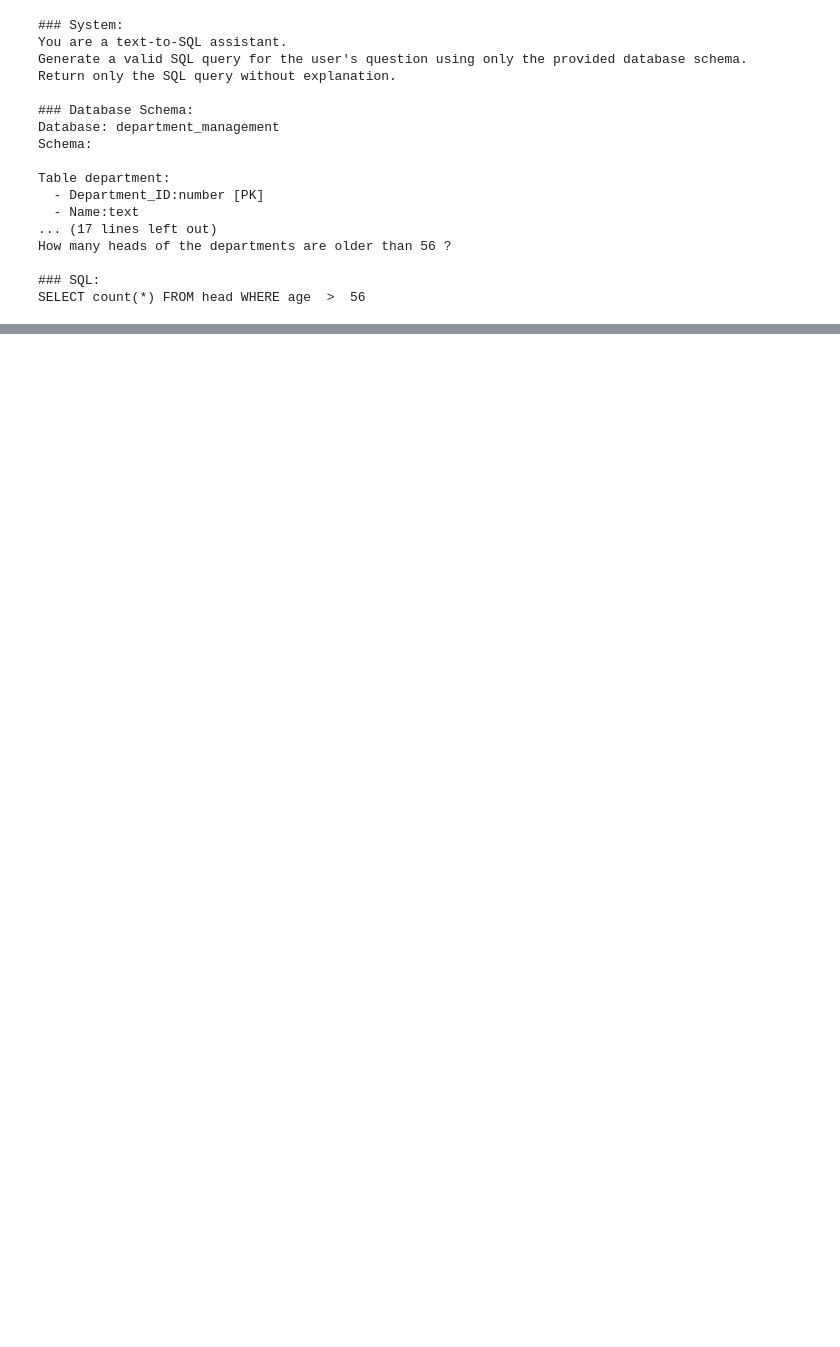
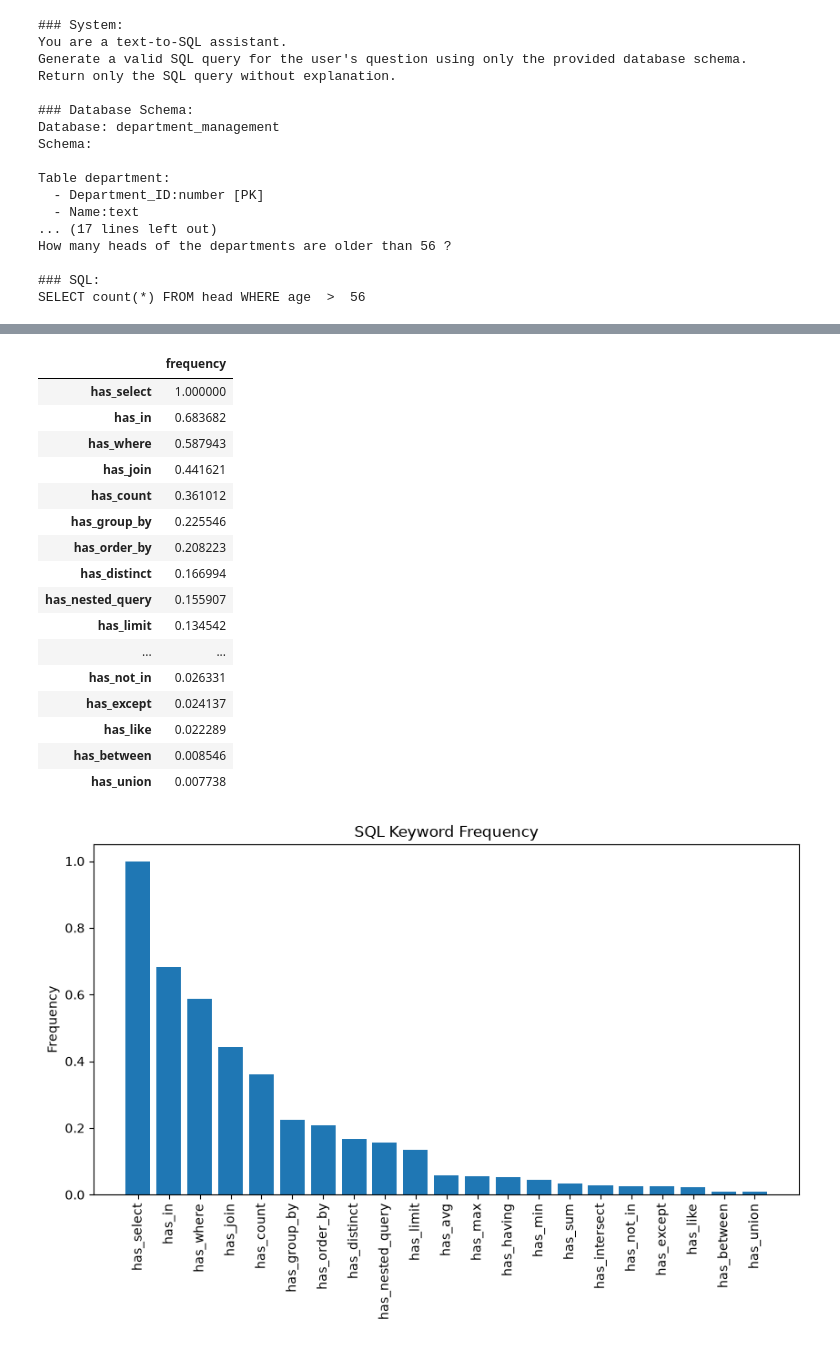
Before and after one commit to shubhangmalviya/qwen-slm-engineering-lab, a Jupyter notebook: text-generation/Text_To_Sql_Data_Prep.ipynb, the cells around one changed output, grey strips where cells are left out. Drawn from its saved outputs; the diff is of its cells as text; code cells hidden in the pictures; blank space fills up the shorter version.

```diff
--- a/text-generation/Text_To_Sql_Data_Prep.ipynb
+++ b/text-generation/Text_To_Sql_Data_Prep.ipynb
@@ -434,0 +647,32 @@ SELECT count(*) FROM head WHERE age  >  56
+# %%
+keyword_cols = [c for c in train_sft_df.columns if c.startswith("has_")]
+
+keyword_freq = train_sft_df[keyword_cols].mean().sort_values(ascending=False)
+
+display(keyword_freq.to_frame("frequency"))
+
+plt.figure(figsize=(10, 5))
+plt.bar(keyword_freq.index, keyword_freq.values)
+plt.xticks(rotation=90)
+plt.title("SQL Keyword Frequency")
+plt.ylabel("Frequency")
+plt.show()
+# %% [output]
+|  | frequency |
+| has_select | 1.000000 |
+| has_in | 0.683682 |
+| has_where | 0.587943 |
+| has_join | 0.441621 |
+| has_count | 0.361012 |
+| has_group_by | 0.225546 |
+| has_order_by | 0.208223 |
+| has_distinct | 0.166994 |
+| has_nested_query | 0.155907 |
+| has_limit | 0.134542 |
+| ... | ... |
+| has_not_in | 0.026331 |
+| has_except | 0.024137 |
+| has_like | 0.022289 |
+| has_between | 0.008546 |
+| has_union | 0.007738 |
+[figure, added]
```
Also changed, not shown: parts of 23 cells of this notebook.
